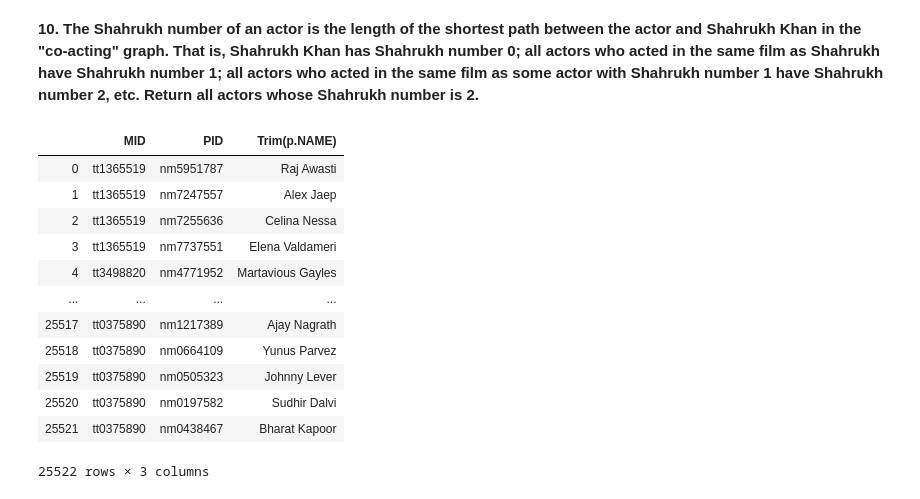
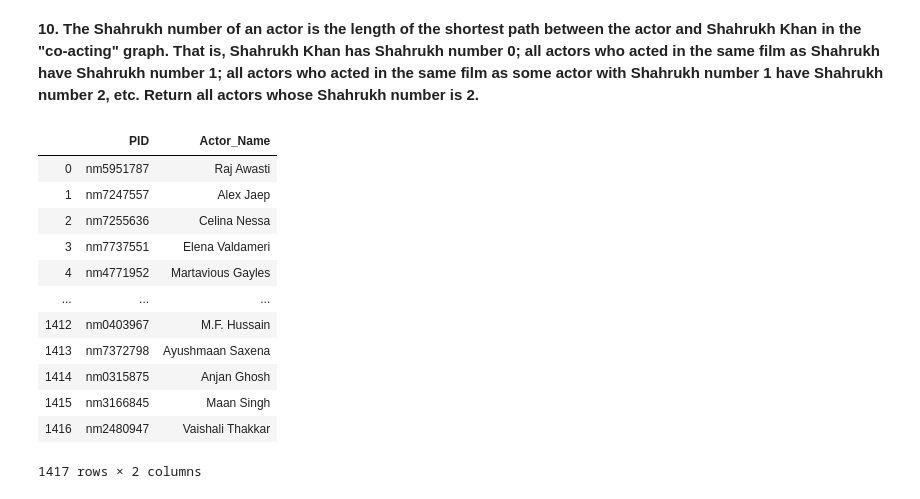
Before and after one commit to aditya-5842/sqlite3-practice, a Jupyter notebook: SQL queries on IMDB data.ipynb, the cells around one changed output. Drawn from its saved outputs; the diff is of its cells as text; code cells hidden in the pictures.

```diff
--- a/SQL queries on IMDB data.ipynb
+++ b/SQL queries on IMDB data.ipynb
@@ -434,40 +446,48 @@ acted in the same film as some actor with Shahrukh number 1 have Shahrukh number
 Return all actors whose Shahrukh number is 2.**
 # %%
 sql = '''
-SELECT DISTINCT mc.mid,
-                p.pid,
-                Trim(p.NAME)
+SELECT DISTINCT p.pid,
+                Trim(p.NAME) as Actor_Name
 FROM   person p
        JOIN m_cast mc
          ON Trim(mc.pid) = p.pid
-       JOIN (SELECT DISTINCT p.pid,
-                             mc.mid
+       JOIN (SELECT DISTINCT Trim(p.NAME),
+                             p.pid
              FROM   person p
                     JOIN m_cast mc
                       ON Trim(mc.pid) = p.pid
-                    JOIN (SELECT DISTINCT p.pid,
-                                          mc.mid
+                    JOIN (SELECT DISTINCT mc.mid
                           FROM   person p
                                  JOIN m_cast mc
                                    ON Trim(mc.pid) = p.pid
                           WHERE  Trim(p.NAME) = 'Shah Rukh Khan')q1
                       ON q1.mid = mc.mid
-             WHERE  Trim(p.NAME) != 'Shah Rukh Khan')sharukh_number1
-         ON sharukh_number1.pid = p.pid
-            AND sharukh_number1.mid != mc.mid
+             WHERE  Trim(p.NAME) != 'Shah Rukh Khan')sahrukh_number1
+         ON sahrukh_number1.pid = Trim(mc.pid)
+WHERE  mc.mid NOT IN (SELECT DISTINCT mc.mid
+                      FROM   person p
+                             JOIN m_cast mc
+                               ON Trim(mc.pid) = p.pid
+                             JOIN (SELECT DISTINCT mc.mid
+                                   FROM   person p
+                                          JOIN m_cast mc
+                                            ON Trim(mc.pid) = p.pid
+                                   WHERE  Trim(p.NAME) = 'Shah Rukh Khan')q1
+                               ON q1.mid = mc.mid
+                      WHERE  Trim(p.NAME) != 'Shah Rukh Khan')
 '''
 pd.read_sql_query(sql, conn)
 # %% [output]
-|  | MID | PID | Trim(p.NAME) |
-| 0 | tt1365519 | nm5951787 | Raj Awasti |
-| 1 | tt1365519 | nm7247557 | Alex Jaep |
-| 2 | tt1365519 | nm7255636 | Celina Nessa |
-| 3 | tt1365519 | nm7737551 | Elena Valdameri |
-| 4 | tt3498820 | nm4771952 | Martavious Gayles |
-| ... | ... | ... | ... |
-| 25517 | tt0375890 | nm1217389 | Ajay Nagrath |
-| 25518 | tt0375890 | nm0664109 | Yunus Parvez |
-| 25519 | tt0375890 | nm0505323 | Johnny Lever |
-| 25520 | tt0375890 | nm0197582 | Sudhir Dalvi |
-| 25521 | tt0375890 | nm0438467 | Bharat Kapoor |
+|  | PID | Actor_Name |
+| 0 | nm5951787 | Raj Awasti |
+| 1 | nm7247557 | Alex Jaep |
+| 2 | nm7255636 | Celina Nessa |
+| 3 | nm7737551 | Elena Valdameri |
+| 4 | nm4771952 | Martavious Gayles |
+| ... | ... | ... |
+| 1412 | nm0403967 | M.F. Hussain |
+| 1413 | nm7372798 | Ayushmaan Saxena |
+| 1414 | nm0315875 | Anjan Ghosh |
+| 1415 | nm3166845 | Maan Singh |
+| 1416 | nm2480947 | Vaishali Thakkar |
-25522 rows × 3 columns
+1417 rows × 2 columns
```
Also changed, not shown: parts of 1 cell of this notebook.
